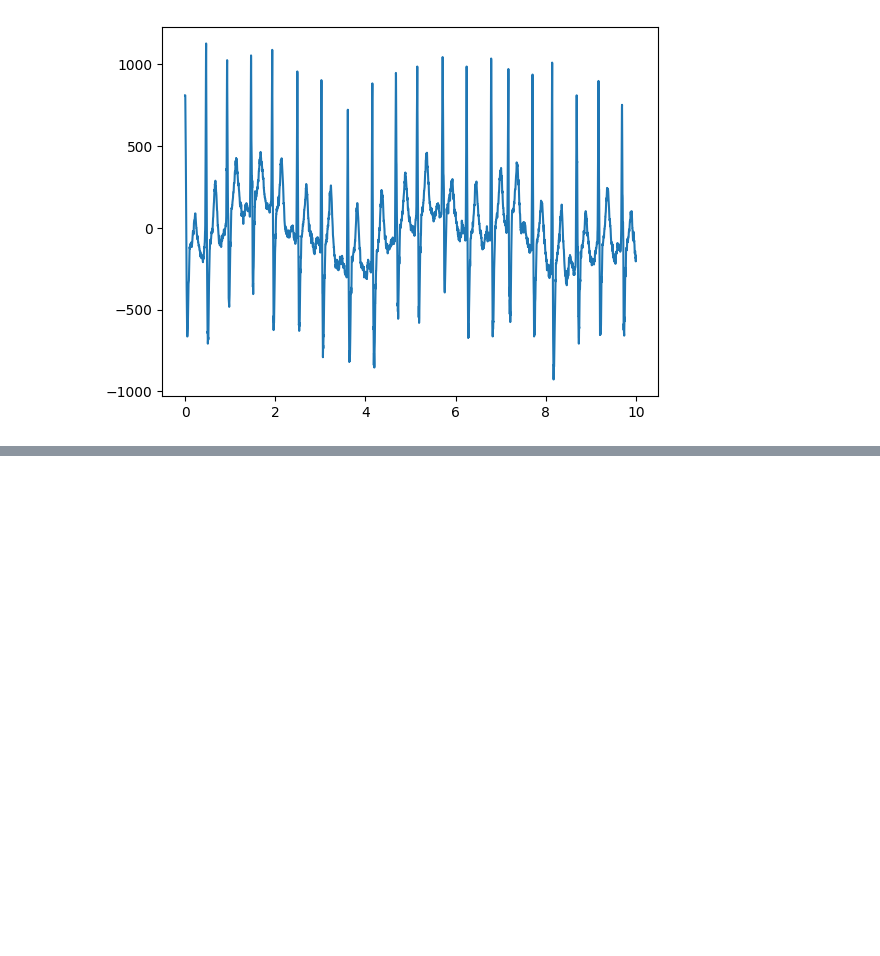
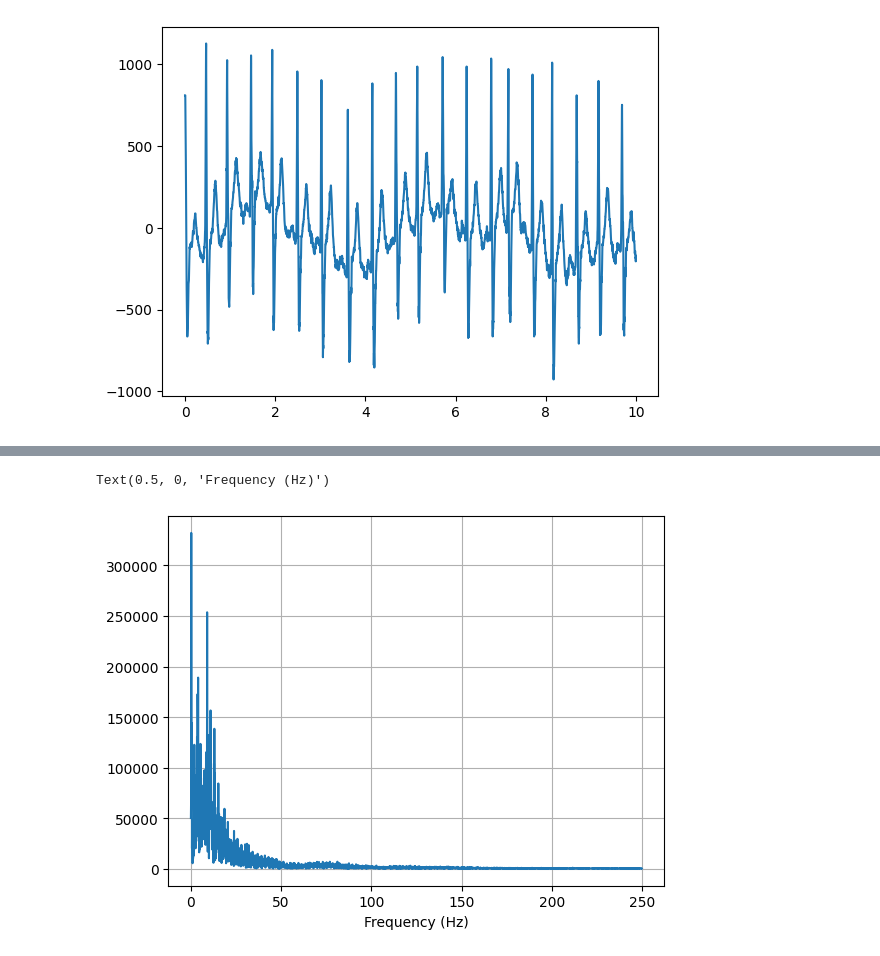
Before and after one commit to PabloCaicedoR/pablocaicedor.github.io, a Jupyter notebook: codigo/PSIM/cod001_signal_conditioning.ipynb, the cells around one changed output, grey strips where cells are left out. Cells and saved outputs as stored; diff of their text form; code cells hidden in the pictures; blank space fills up the shorter version.

```diff
--- a/codigo/PSIM/cod001_signal_conditioning.ipynb
+++ b/codigo/PSIM/cod001_signal_conditioning.ipynb
@@ -50,0 +78,11 @@ plt.plot(t,lead_10)
+# %%
+N = len(mag_ecg_fft)
+f_vect1 = 500*f_vect[:np.uint(N/2)]
+mag_ecg_fft1 = mag_ecg_fft[:np.uint(N/2)]
+# %%
+plt.plot(f_vect1, mag_ecg_fft1)
+plt.grid()
+plt.xlabel("Frequency (Hz)")
+# %% [output]
+Text(0.5, 0, 'Frequency (Hz)')
+[figure, added]
```
Also changed, not shown: parts of 19 cells of this notebook, 14 other files.
